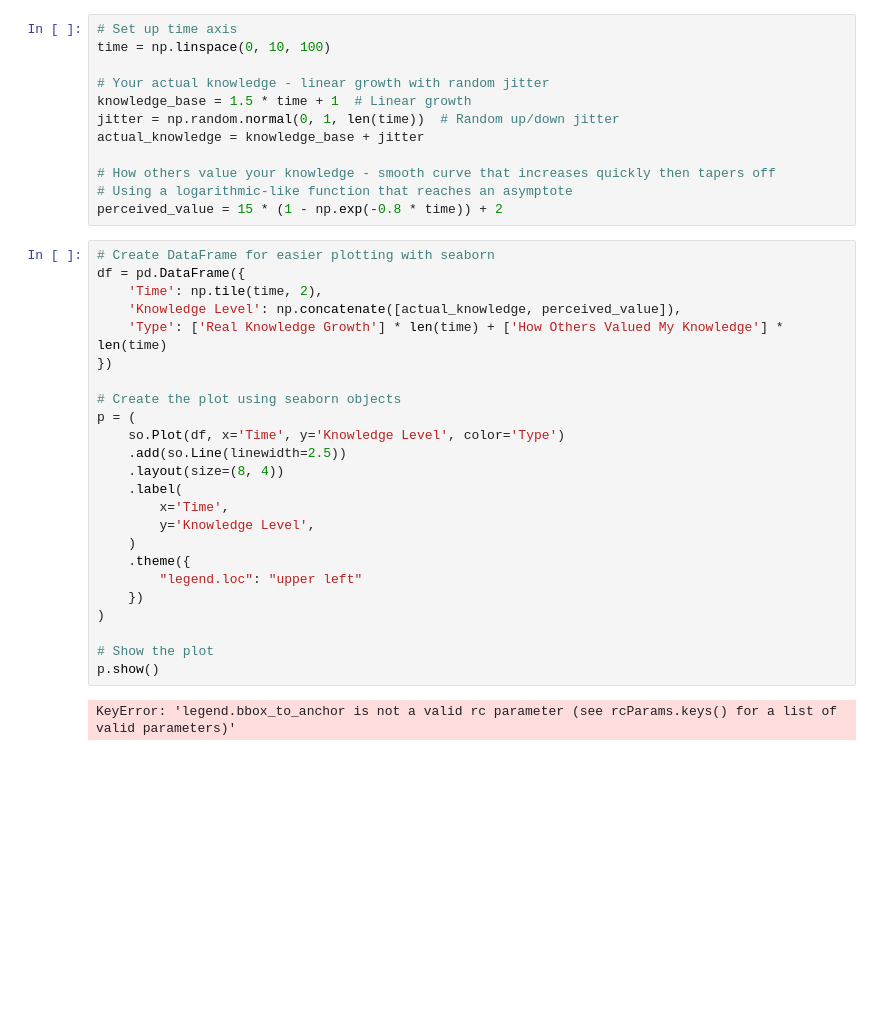
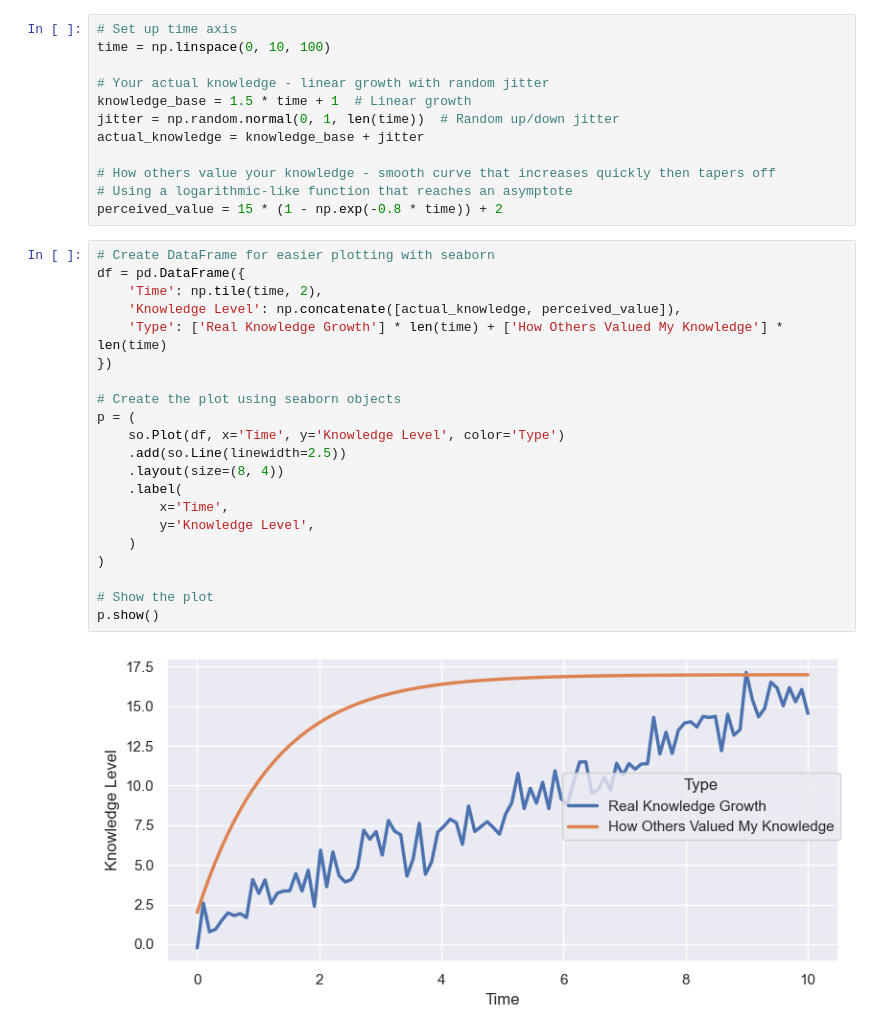
Before and after one commit to TimMonko/napari-demo, a Jupyter notebook: knowledge_plot.ipynb, the cells around one changed output. Drawn from its saved outputs; the diff is of its cells as text; blank space fills up the shorter version.

Commit message:
fix plot

```diff
--- a/knowledge_plot.ipynb
+++ b/knowledge_plot.ipynb
@@ -22,26 +22,23 @@ perceived_value = 15 * (1 - np.exp(-0.8 * time)) + 2
 # %%
 # Create DataFrame for easier plotting with seaborn
 df = pd.DataFrame({
     'Time': np.tile(time, 2),
     'Knowledge Level': np.concatenate([actual_knowledge, perceived_value]),
     'Type': ['Real Knowledge Growth'] * len(time) + ['How Others Valued My Knowledge'] * len(time)
 })
 
 # Create the plot using seaborn objects
 p = (
     so.Plot(df, x='Time', y='Knowledge Level', color='Type')
     .add(so.Line(linewidth=2.5))
     .layout(size=(8, 4))
     .label(
         x='Time',
         y='Knowledge Level',
     )
-    .theme({
-        "legend.loc": "upper left"
-    })
 )
 
 # Show the plot
 p.show()
 # %% [output]
-KeyError: 'legend.bbox_to_anchor is not a valid rc parameter (see rcParams.keys() for a list of valid parameters)'
+[figure, added]
```
